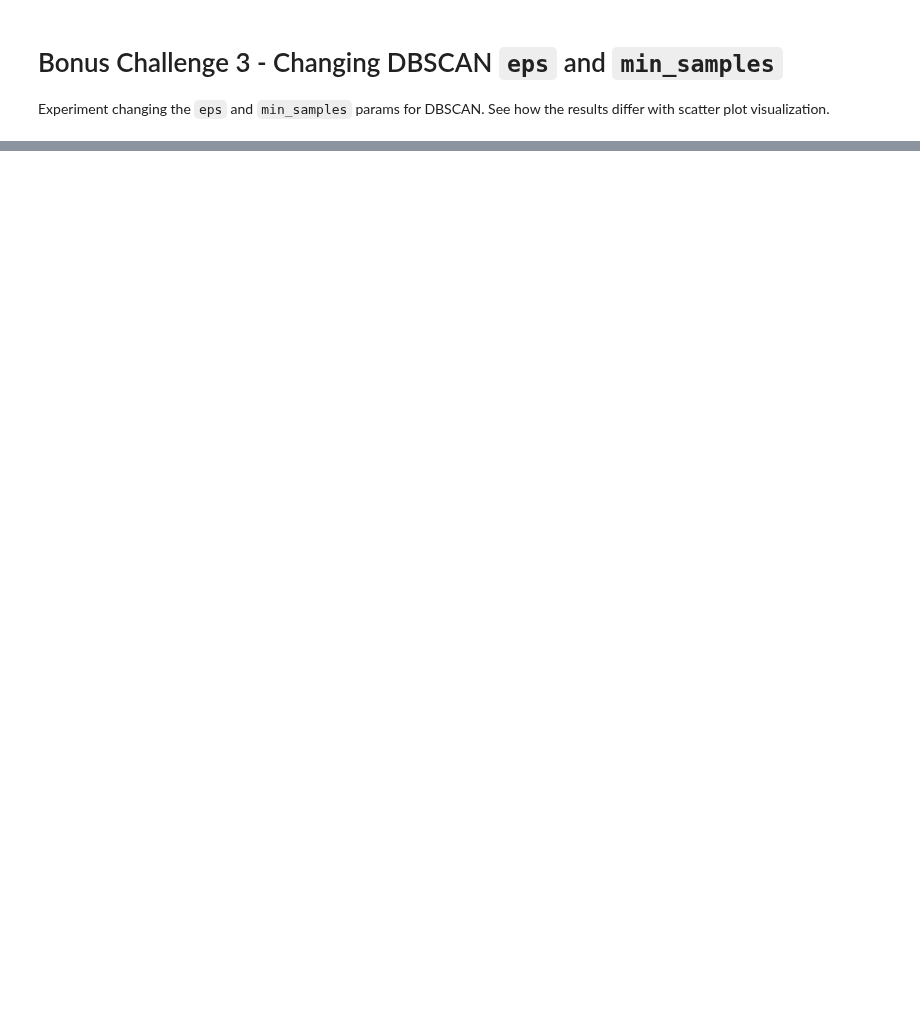
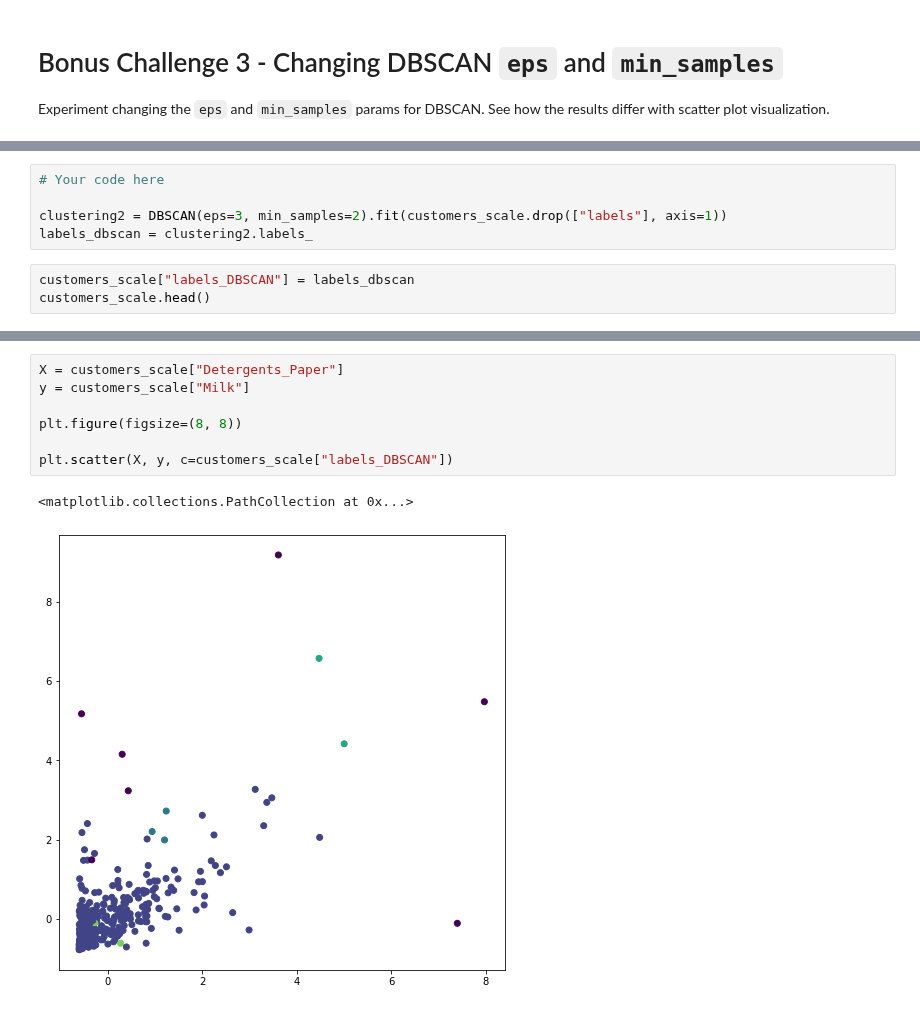
Before and after one commit to ironhack-datalabs/datamad0819, a Jupyter notebook: module-3/lab-unsupervised-learning/your-code/main.ipynb, the cells around one changed output, grey strips where cells are left out. Saved outputs shown, nothing was run; the diff lists cells and outputs as text; blank space fills up the shorter version.

```diff
--- a/module-3/lab-unsupervised-learning/your-code/main.ipynb
+++ b/module-3/lab-unsupervised-learning/your-code/main.ipynb
@@ -380,0 +434,8 @@ Experiment changing the `eps` and `min_samples` params for DBSCAN. See how the r
+# %%
+# Your code here
+
+clustering2 = DBSCAN(eps=3, min_samples=2).fit(customers_scale.drop(["labels"], axis=1))
+labels_dbscan = clustering2.labels_
+# %%
+customers_scale["labels_DBSCAN"] = labels_dbscan
+customers_scale.head()
@@ -380,0 +449,10 @@ Experiment changing the `eps` and `min_samples` params for DBSCAN. See how the r
+# %%
+X = customers_scale["Detergents_Paper"]
+y = customers_scale["Milk"]
+
+plt.figure(figsize=(8, 8))
+
+plt.scatter(X, y, c=customers_scale["labels_DBSCAN"])
+# %% [output]
+<matplotlib.collections.PathCollection at 0x...>
+[figure, added]
```
Also changed, not shown: parts of 19 cells of this notebook.
